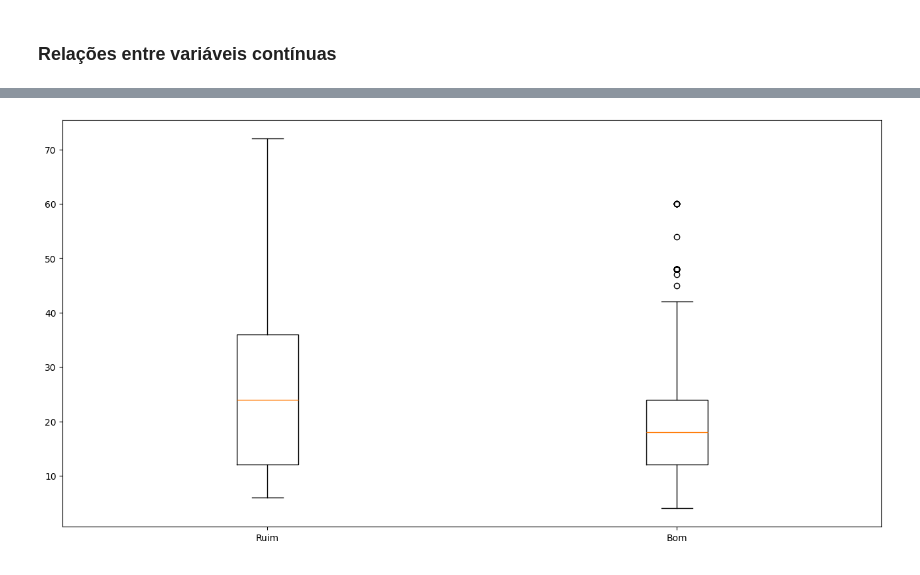
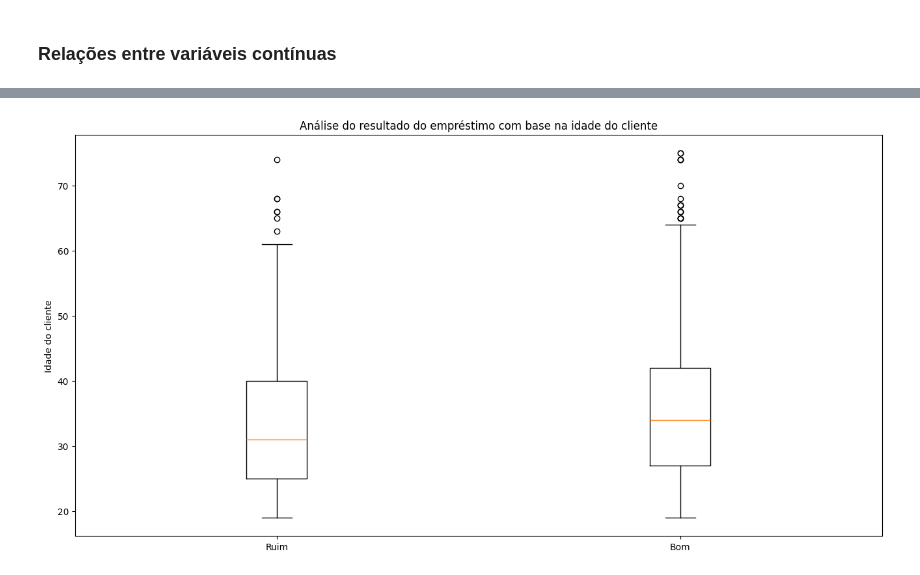
Before and after one commit to rbeni/south-german-credit, a Jupyter notebook: eda.ipynb, the cells around one changed output, grey strips where cells are left out. Saved outputs shown, nothing was run; the diff lists cells and outputs as text; code cells hidden in the pictures.

```diff
--- a/eda.ipynb
+++ b/eda.ipynb
@@ -651,8 +686,10 @@ plt.show()
 # %%
-bad_credit = df[df['kredit'] == 0]['laufzeit'].to_list()
-good_credit = df[df['kredit'] == 1]['laufzeit'].to_list()
+bad_credit = df[df['kredit'] == 0]['alter'].to_list()
+good_credit = df[df['kredit'] == 1]['alter'].to_list()
 
 plt.boxplot([bad_credit, good_credit], tick_labels=['Ruim', 'Bom'])
+plt.title('Análise do resultado do empréstimo com base na idade do cliente')
+plt.ylabel('Idade do cliente')
 plt.show()
 # %% [output]
-[figure, old version]
+[figure, new version]
```
Also changed, not shown: parts of 77 cells of this notebook, 4 other files.
